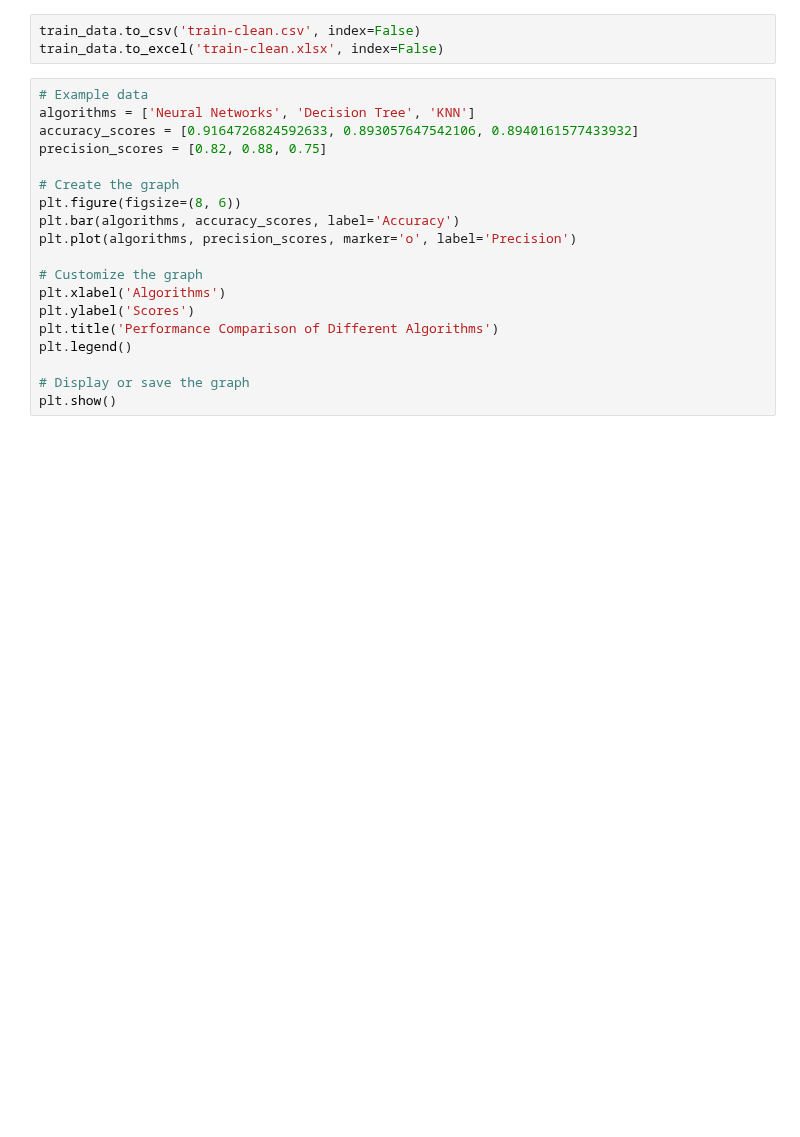
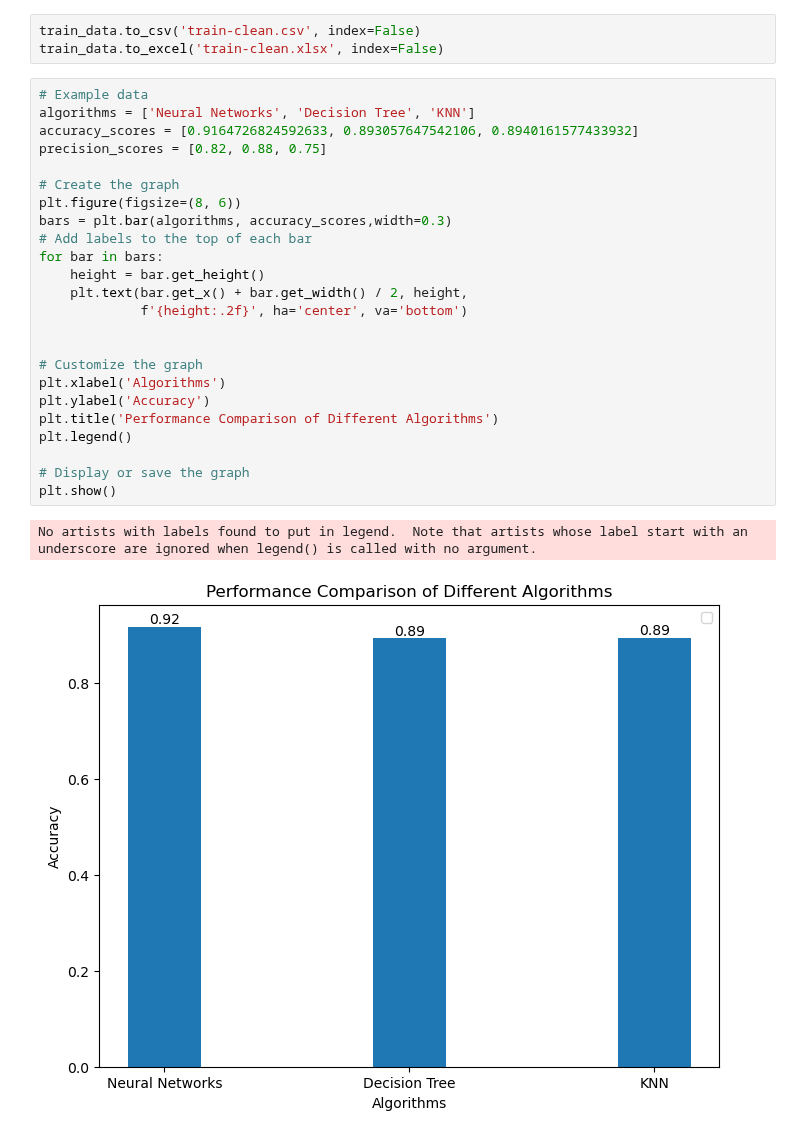
Before and after one commit to brunabrasil/FEUP-IA, a Jupyter notebook: project2/main.ipynb, the cells around one changed output. Saved outputs shown, nothing was run; the diff lists cells and outputs as text; blank space fills up the shorter version.

Commit message:
Accuracy graph

```diff
--- a/project2/main.ipynb
+++ b/project2/main.ipynb
@@ -167,19 +389,27 @@ train_data.to_excel('train-clean.xlsx', index=False)
 # %%
 # Example data
 algorithms = ['Neural Networks', 'Decision Tree', 'KNN']
 accuracy_scores = [0.9164726824592633, 0.893057647542106, 0.8940161577433932]
 precision_scores = [0.82, 0.88, 0.75]
 
 # Create the graph
 plt.figure(figsize=(8, 6))
-plt.bar(algorithms, accuracy_scores, label='Accuracy')
-plt.plot(algorithms, precision_scores, marker='o', label='Precision')
+bars = plt.bar(algorithms, accuracy_scores,width=0.3)
+# Add labels to the top of each bar
+for bar in bars:
+    height = bar.get_height()
+    plt.text(bar.get_x() + bar.get_width() / 2, height,
+             f'{height:.2f}', ha='center', va='bottom')
+
 
 # Customize the graph
 plt.xlabel('Algorithms')
-plt.ylabel('Scores')
+plt.ylabel('Accuracy')
 plt.title('Performance Comparison of Different Algorithms')
 plt.legend()
 
 # Display or save the graph
 plt.show()
+# %% [output]
+No artists with labels found to put in legend.  Note that artists whose label start with an underscore are ignored when legend() is called with no argument.
+[figure, added]
```
Also changed, not shown: parts of 26 cells of this notebook.
